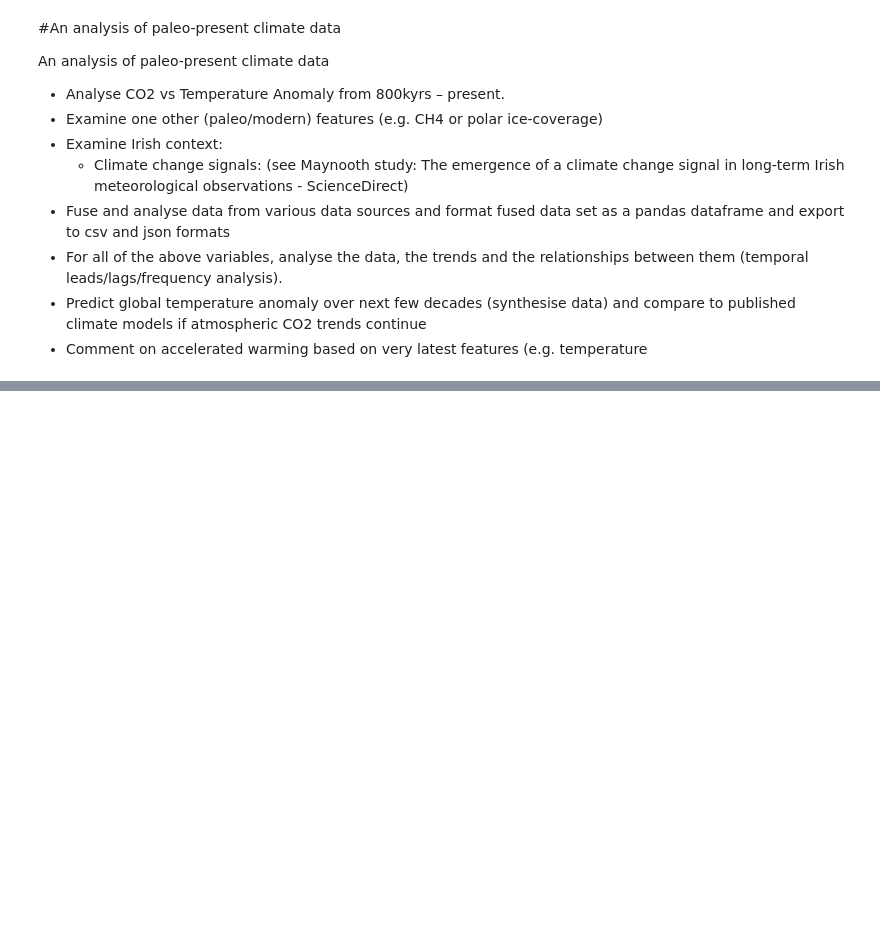
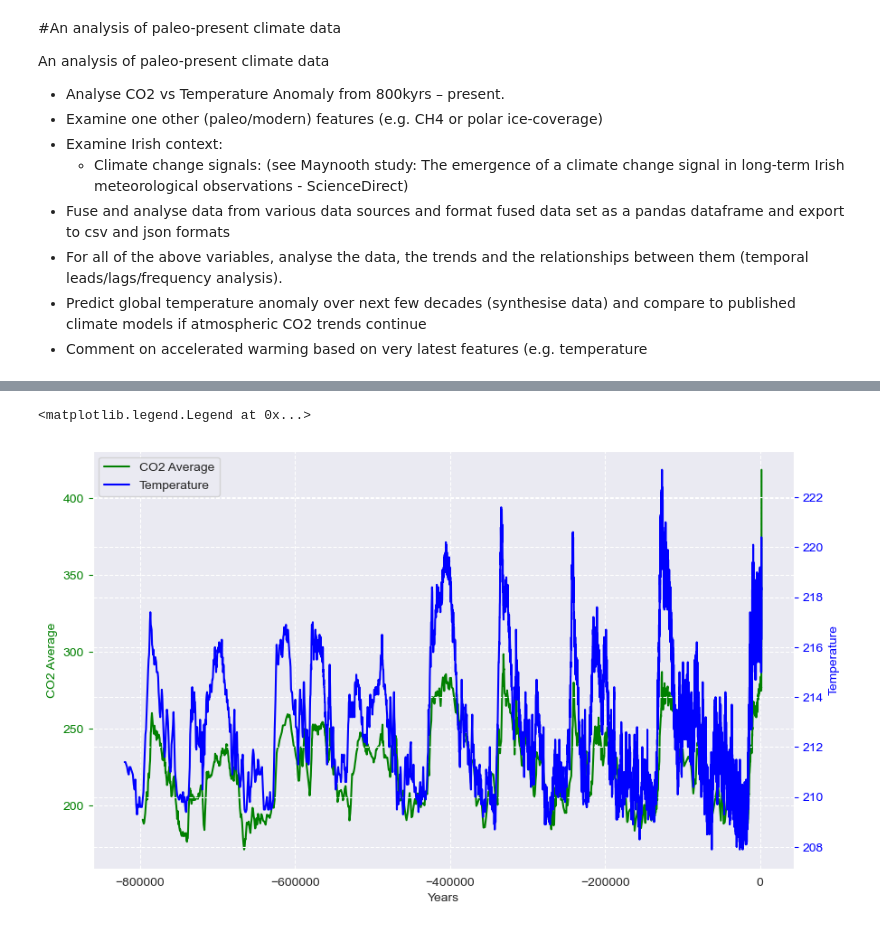
Before and after one commit to Kevin002023/PFDA--Climate-Project, a Jupyter notebook: PFDA-Project-2.ipynb, the cells around one changed output, grey strips where cells are left out. Cells and saved outputs as stored; diff of their text form; code cells hidden in the pictures; blank space fills up the shorter version.

```diff
--- a/PFDA-Project-2.ipynb
+++ b/PFDA-Project-2.ipynb
@@ -62,0 +164,29 @@ plt.grid(True)
+# %%
+# Plot both XO2 and temp on the same plot with two y axis
+
+# Create a figure and axis object
+fig, ax1 = plt.subplots(figsize=(10, 6))
+
+# Plotting the first dataset on the primary y-axis (left)
+ax1.plot(co2['Year'], co2['Average'], "g-", label= "CO2 Average")
+ax1.set_xlabel('Years')
+ax1.set_ylabel('CO2 Average', color='g')
+ax1.tick_params('y', colors='g')
+
+# Creating a secondary y-axis (right)
+ax2 = ax1.twinx()
+
+# Plotting the second dataset on the secondary y-axis (right)
+ax2.plot(temps['Adjusted years'], temps['temp.1'], 'b-', label='Temperature')
+ax2.set_ylabel('Temperature', color='b')
+ax2.tick_params('y', colors='b')
+
+# Displaying legends for both datasets
+#lines_1, labels_1 = ax1.get_legend_handles_labels()
+#lines_2, labels_2 = ax2.get_legend_handles_labels()
+#lines = lines_1 + lines_2
+#labels = labels_1 + labels_2
+plt.legend(lines, labels, loc='upper left')
+# %% [output]
+<matplotlib.legend.Legend at 0x...>
+[figure, added]
```
Also changed, not shown: parts of 17 cells of this notebook, 2 other files.
